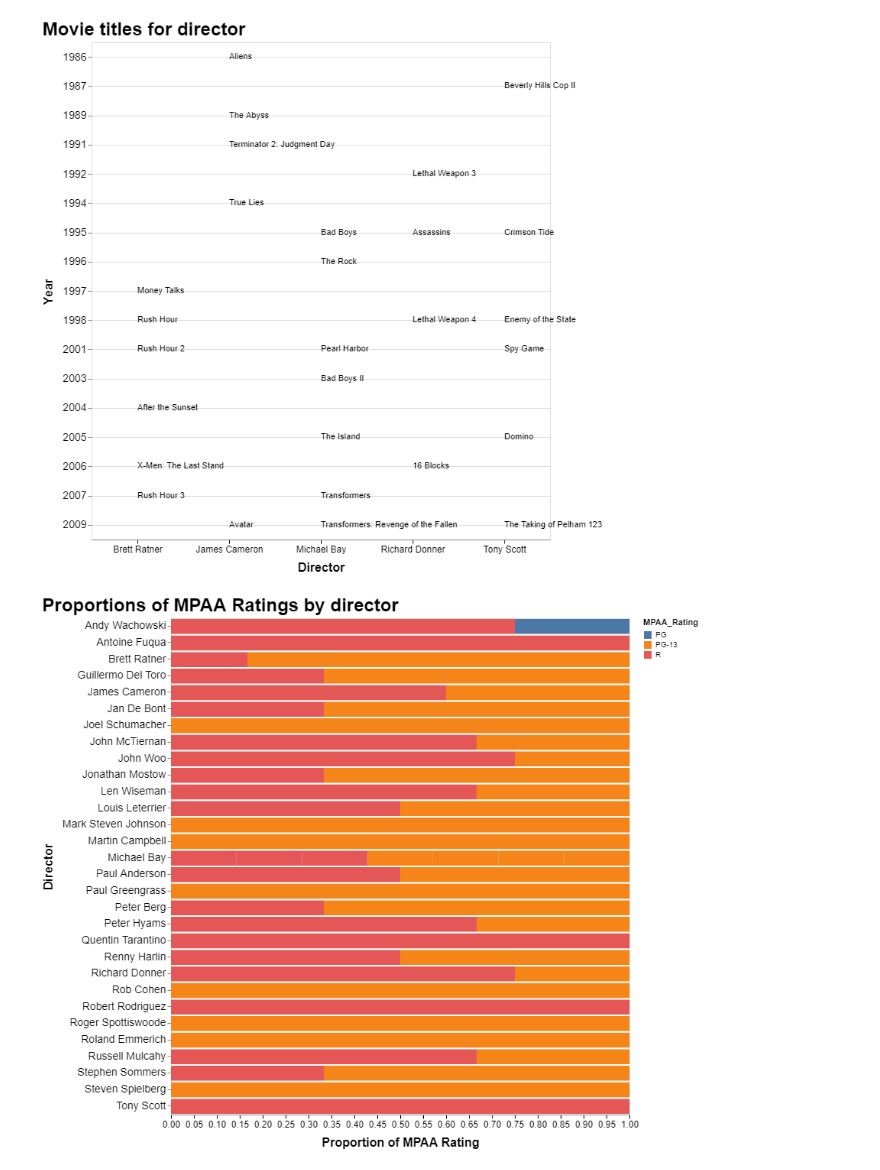
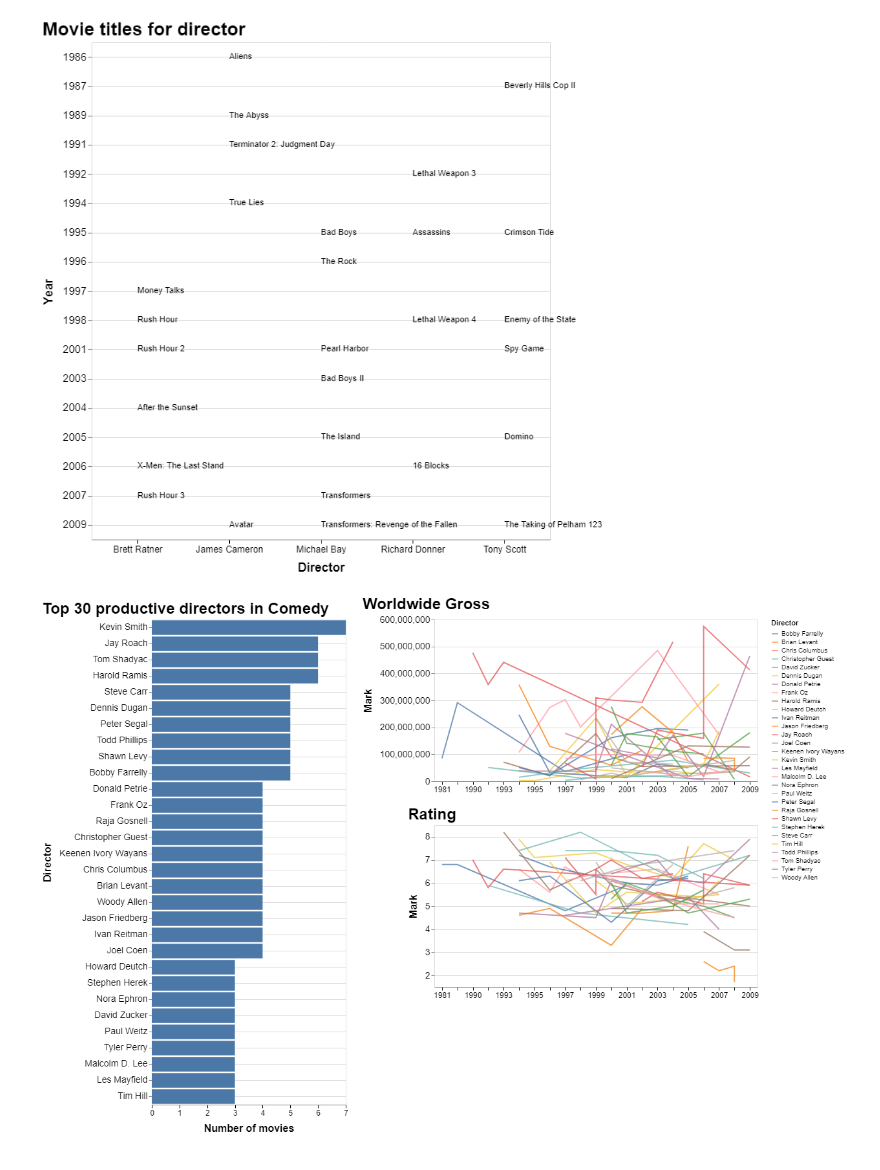
Before and after one commit to UBC-MDS/DSCI532_GROUP104_Movies, a Jupyter notebook: analysis/movies_analysis.ipynb, the cells around one changed output. Drawn from its saved outputs; the diff is of its cells as text; code cells hidden in the pictures.

Commit message:
added an interactive plot with our three charts

```diff
--- a/analysis/movies_analysis.ipynb
+++ b/analysis/movies_analysis.ipynb
@@ -249,6 +253,7 @@ def make_text_plot2(genre = 'Action', year = (1933, 2010), number_of_directors =
 
     # register the custom theme under a chosen name
     alt.themes.register('mds_special', mds_special)
+    brush = alt.selection(type='interval', encodings=['y'])
 
     # enable the newly registered theme
     alt.themes.enable('mds_special')
@@ -259,19 +264,44 @@ def make_text_plot2(genre = 'Action', year = (1933, 2010), number_of_directors =
     # get information from the 30 most productive directors in the selected genre
     selected_df = movies_df[(movies_df['Year'] > year[0]) & (movies_df['Year'] < year[1])]
     top_df = get_top_df(selected_df, number_of_directors, genre)
+    top_director = get_top_director(selected_df, 30, genre)
 
-    return alt.Chart(top_df).encode(
+    chart1= alt.Chart(top_df).mark_bar().encode(
                 alt.Y('Director:N', title = 'Director'),
                 alt.X('Count:Q', title = 'Proportion of MPAA Rating', stack="normalize"),
                 alt.Color('MPAA_Rating:N'),
-                tooltip=['Title'],
-            ).mark_bar().encode(
-            text='Title:N'
+                opacity=alt.condition(brush, alt.value(0.75), alt.value(0.05))
             ).properties(
                 title = 'Proportions of MPAA Ratings by director',
-                width = 600,
-                height = 650).interactive()
+                width = 300,
+                height = 350).interactive()
+    chart2 = alt.Chart(top_director).mark_bar().encode(
+                alt.Y('Director:N', title = 'Director', sort=alt.EncodingSortField(
+            field="Worldwide_Gross",
+            order="ascending")),
+                alt.X('Count:Q', title = 'Number of movies')
+            ).properties(
+                title = 'Top 30 productive directors in ' + genre,
+                width = 300,
+                height = 750).add_selection(brush)
+    chart3 = alt.Chart(top_df).mark_line().encode(
+                alt.X("Year:O"),
+                alt.Y("IMDB_Rating:Q", axis=alt.Axis(title="Mark"), scale=alt.Scale(zero=False)),
+                alt.Color('Director:N'),
+                opacity=alt.condition(brush, alt.value(0.75), alt.value(0.05)),
+                tooltip = ['Title', 'Major_Genre', 'Director', 'IMDB_Rating']
+            ).properties(title='Rating',
+                        width=500, height=250).interactive()
+    chart4 = alt.Chart(top_df).mark_line().encode(
+            alt.X("Year:O"),
+            alt.Y("Worldwide_Gross:Q", axis=alt.Axis(title="Mark"), scale=alt.Scale(zero=False)),
+            alt.Color('Director:N'),
+            opacity=alt.condition(brush, alt.value(0.75), alt.value(0.05)),
+            tooltip = ['Title', 'Major_Genre', 'Director', 'IMDB_Rating']
+            ).properties(title='Worldwide Gross',
+                        width=500, height=250).interactive()
+    return chart2 | alt.vconcat(chart4 & chart3)
 # %%
-make_text_plot2(genre = 'Action', year = (1933, 2010), number_of_directors = 30)
+make_text_plot2(genre = 'Comedy', year = (1933, 2010))
 # %% [output]
-[figure, old version]
+[figure, new version]
```
Also changed, not shown: parts of 7 cells of this notebook.
